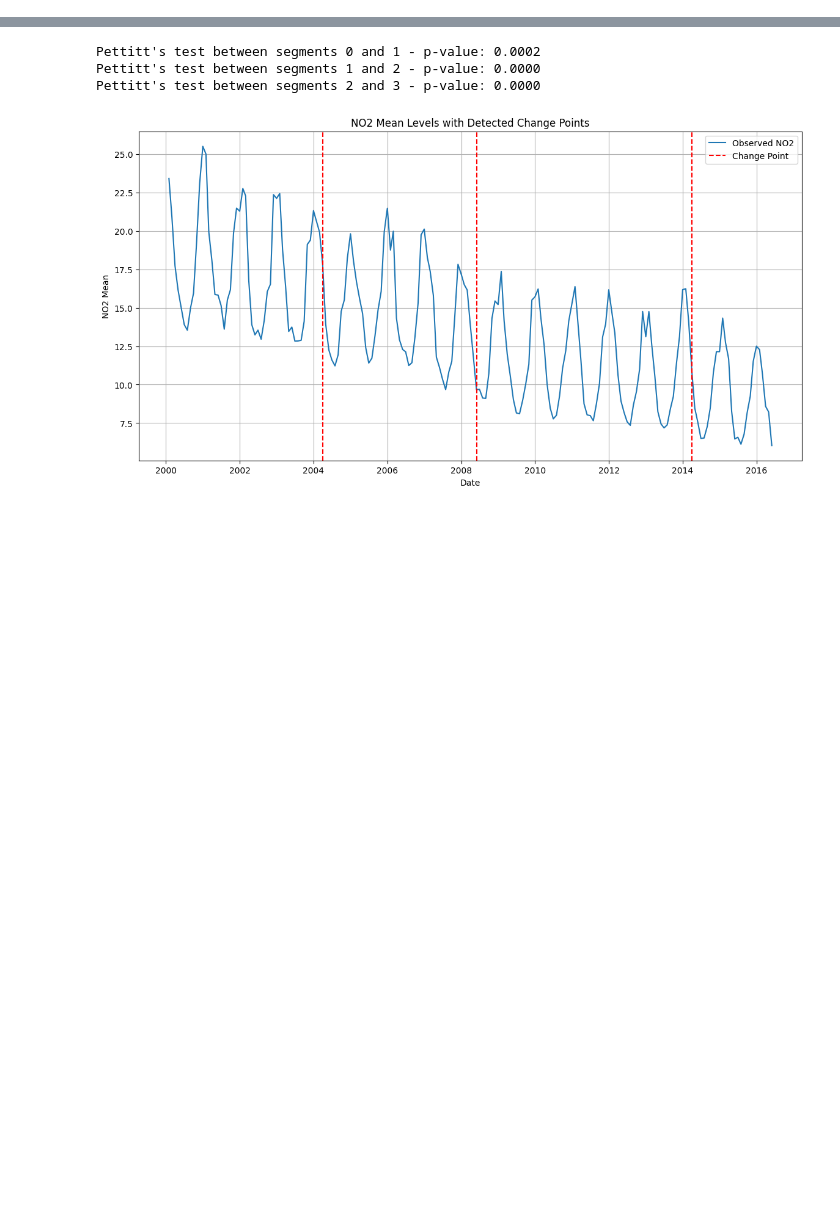
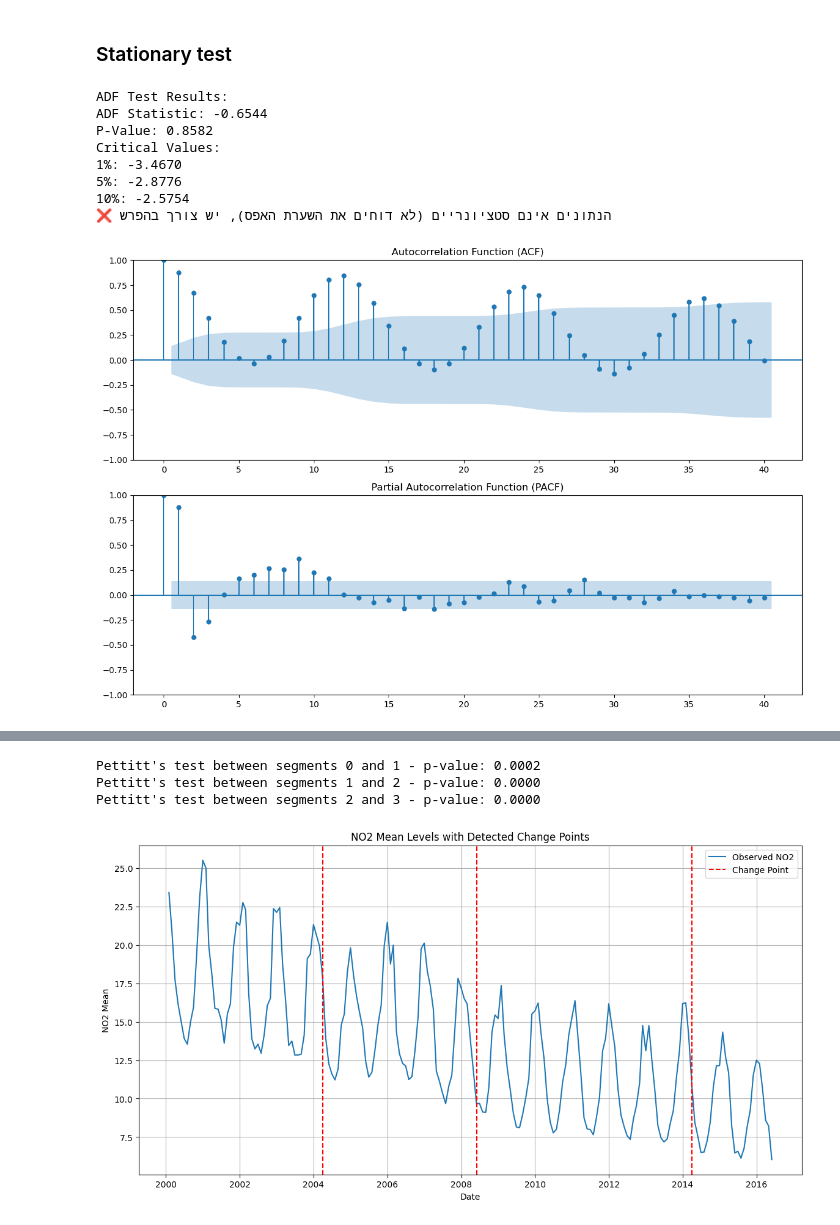
Before and after one commit to AmitShirazi1/TimeSeries_Project, a Jupyter notebook: project_code.ipynb, the cells around one changed output, grey strips where cells are left out. Saved outputs shown, nothing was run; the diff lists cells and outputs as text; code cells hidden in the pictures; blank space fills up the shorter version.

```diff
--- a/project_code.ipynb
+++ b/project_code.ipynb
@@ -243,0 +170,53 @@ Fourier Regression - MSE: 0.92, MAE: 0.80, MAPE: 10.45%
+# %% [markdown]
+### Stationary test
+# %%
+import pandas as pd
+import numpy as np
+import matplotlib.pyplot as plt
+import seaborn as sns
+from statsmodels.tsa.stattools import adfuller
+from statsmodels.graphics.tsaplots import plot_acf, plot_pacf
+
+# טעינת הנתונים
+df_monthly = load_data()
+
+### 1. בדיקת סטציונריות עם ADF Test
+def adf_test(series):
+    result = adfuller(series)
+    print("ADF Test Results:")
+    print(f"ADF Statistic: {result[0]:.4f}")
+    print(f"P-Value: {result[1]:.4f}")
+    print("Critical Values:")
+    for key, value in result[4].items():
+        print(f"{key}: {value:.4f}")
+    if result[1] < 0.05:
+        print("✅ הנתונים סטציונריים (דוחים את השערת האפס)")
+    else:
+        print("❌ הנתונים אינם סטציונריים (לא דוחים את השערת האפס), יש צורך בהפרש")
+
+# הרצת הבדיקה
+adf_test(df_monthly["NO2 Mean"])
+
+### 2. ניתוח ACF ו-PACF
+fig, ax = plt.subplots(2, 1, figsize=(12, 8))
+
+# גרף ACF (למציאת q)
+plot_acf(df_monthly["NO2 Mean"].dropna(), ax=ax[0], lags=40)
+ax[0].set_title("Autocorrelation Function (ACF)")
+
+# גרף PACF (למציאת p)
+plot_pacf(df_monthly["NO2 Mean"].dropna(), ax=ax[1], lags=40)
+ax[1].set_title("Partial Autocorrelation Function (PACF)")
+
+plt.tight_layout()
+plt.show()
+# %% [output]
+ADF Test Results:
+ADF Statistic: -0.6544
+P-Value: 0.8582
+Critical Values:
+1%: -3.4670
+5%: -2.8776
+10%: -2.5754
+❌ הנתונים אינם סטציונריים (לא דוחים את השערת האפס), יש צורך בהפרש
+[figure, added]
```
Also changed, not shown: parts of 29 cells of this notebook.
